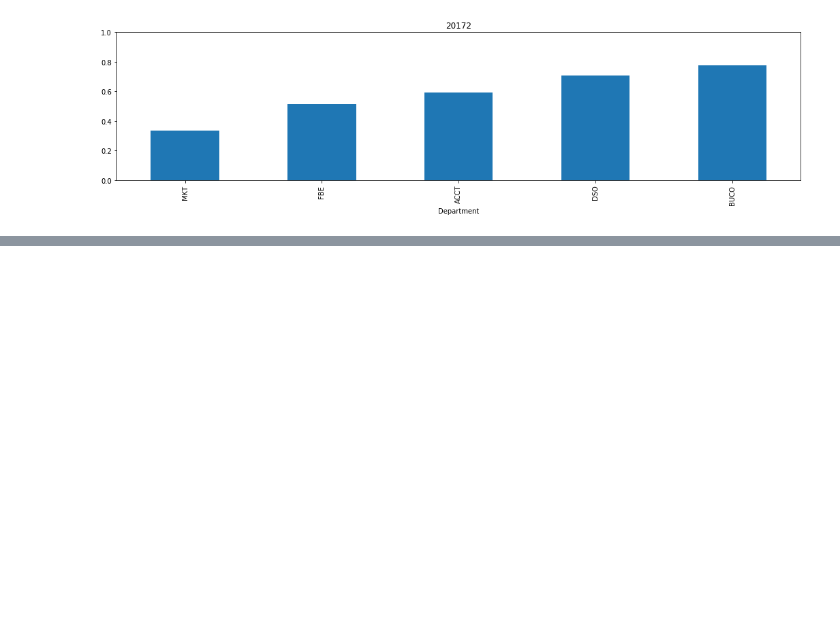
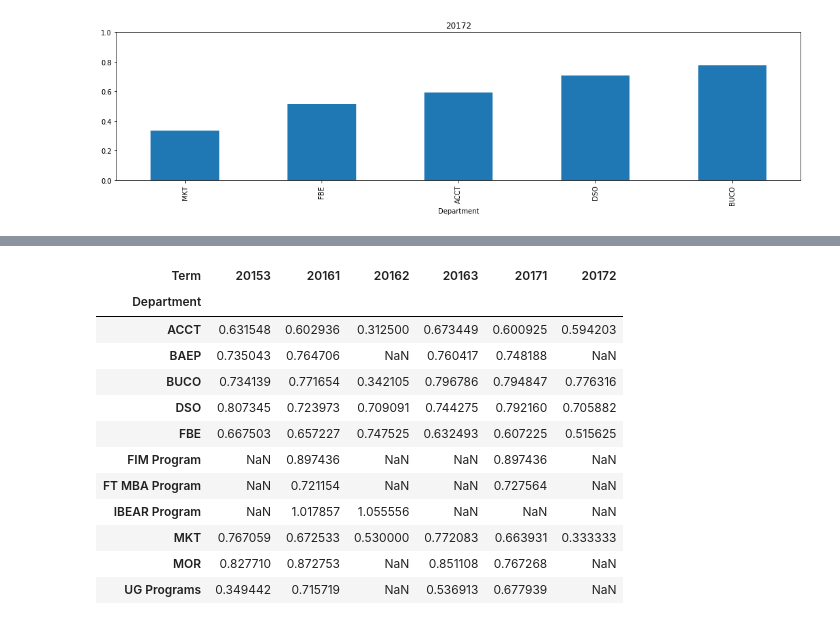
Before and after one commit to yakan/course_scheduling, a Jupyter notebook: metrics/Metrics.ipynb, the cells around one changed output, grey strips where cells are left out. Cells and saved outputs as stored; diff of their text form; code cells hidden in the pictures; blank space fills up the shorter version.

Commit message:
add tables

```diff
--- a/metrics/Metrics.ipynb
+++ b/metrics/Metrics.ipynb
@@ -123,0 +138,21 @@ Average seats utilization 20172: 0.58
+# %%
+# Pivot table
+pt1 = pd.pivot_table(output, index = 'Department', values = 'Registered', columns = 'Term',
+               aggfunc = sum, fill_value = 0)
+pt2 = pd.pivot_table(output, index = 'Department', values = 'Size', columns = 'Term',
+               aggfunc = sum, fill_value = 0)
+pt1/pt2
+# %% [output]
+| Term | 20153 | 20161 | 20162 | 20163 | 20171 | 20172 |
+| Department |  |  |  |  |  |  |
+| ACCT | 0.631548 | 0.602936 | 0.312500 | 0.673449 | 0.600925 | 0.594203 |
+| BAEP | 0.735043 | 0.764706 | NaN | 0.760417 | 0.748188 | NaN |
+| BUCO | 0.734139 | 0.771654 | 0.342105 | 0.796786 | 0.794847 | 0.776316 |
+| DSO | 0.807345 | 0.723973 | 0.709091 | 0.744275 | 0.792160 | 0.705882 |
+| FBE | 0.667503 | 0.657227 | 0.747525 | 0.632493 | 0.607225 | 0.515625 |
+| FIM Program | NaN | 0.897436 | NaN | NaN | 0.897436 | NaN |
+| FT MBA Program | NaN | 0.721154 | NaN | NaN | 0.727564 | NaN |
+| IBEAR Program | NaN | 1.017857 | 1.055556 | NaN | NaN | NaN |
+| MKT | 0.767059 | 0.672533 | 0.530000 | 0.772083 | 0.663931 | 0.333333 |
+| MOR | 0.827710 | 0.872753 | NaN | 0.851108 | 0.767268 | NaN |
+| UG Programs | 0.349442 | 0.715719 | NaN | 0.536913 | 0.677939 | NaN |
```
Also changed, not shown: parts of 4 cells of this notebook.
